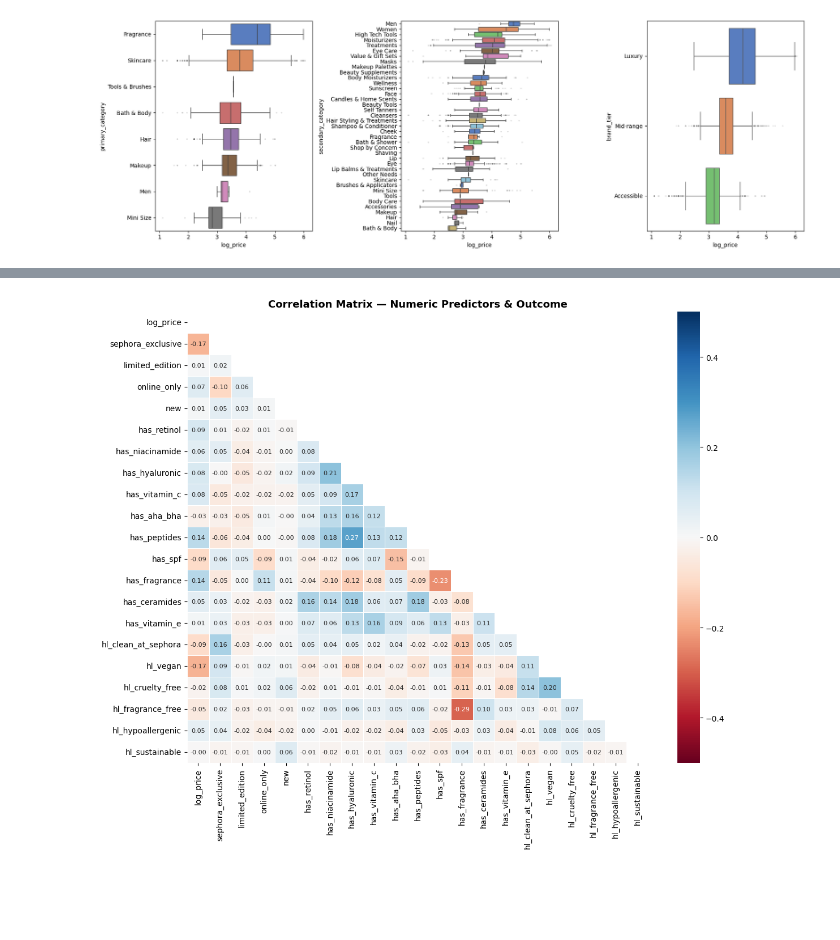
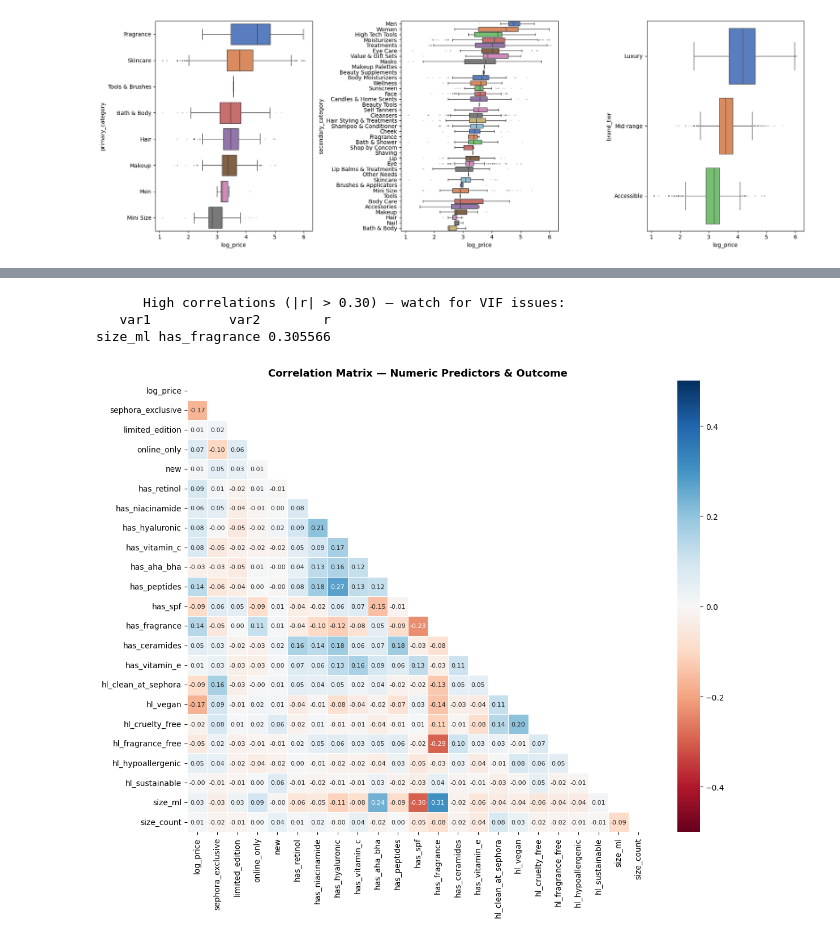
Before and after one commit to DonjhaiH/230A_final_project, a Jupyter notebook: code/clean.ipynb, the cells around one changed output, grey strips where cells are left out. Drawn from its saved outputs; the diff is of its cells as text; code cells hidden in the pictures; blank space fills up the shorter version.

```diff
--- a/code/clean.ipynb
+++ b/code/clean.ipynb
@@ -382,6 +510,13 @@ for col_name, tag in HIGHLIGHT_FLAGS.items():
     new_products[f"hl_{col_name}"] = new_products["highlights"].apply(
         lambda tags: int(tag in tags)
     )
+# %%
+new_products["size_ml"]    = test_products["size"].apply(extract_ml)
+new_products["size_count"] = test_products["size"].apply(extract_count)
+
+# Log-transform (log1p so zeros → 0 cleanly)
+# new_products["log_size_ml"]    = np.log1p(test_products["size_ml"])
+# new_products["log_size_count"] = np.log1p(test_products["size_count"])
 # %% [markdown]
 # EDA
 # %%
@@ -516,33 +637,36 @@ Passing `palette` without assigning `hue` is deprecated and will be removed in v
 # Correlation Heatmap
 numeric_cols = (
     ["log_price"]
-    + bin_cols
+    + bin_cols + ["size_ml", "size_count"]
 )
 numeric_cols = [c for c in numeric_cols if c in new_products.columns]
 corr = new_products[numeric_cols].corr()
 
 fig, ax = plt.subplots(figsize=(12, 10))
 mask = np.triu(np.ones_like(corr, dtype=bool))
 sns.heatmap(
     corr, mask=mask, annot=True, fmt=".2f", cmap="RdBu",
     center=0, vmin=-0.5, vmax=0.5, ax=ax,
     linewidths=0.5, annot_kws={"size": 8}
 )
 ax.set_title("Correlation Matrix — Numeric Predictors & Outcome", fontsize=13, fontweight="bold")
 plt.tight_layout()
 
 # Print high correlations (|r| > 0.3) — potential multicollinearity
 high_corr = (corr.abs()
                 .where(mask == False)
                 .stack()
                 .reset_index()
                 .rename(columns={0: "r", "level_0": "var1", "level_1": "var2"}))
 high_corr = high_corr[
     (high_corr["var1"] != high_corr["var2"]) &
     (high_corr["r"] > 0.30)
 ].sort_values("r", ascending=False)
 if len(high_corr) > 0:
     print(f"\n      High correlations (|r| > 0.30) — watch for VIF issues:")
     print(high_corr.to_string(index=False))
 # %% [output]
+      High correlations (|r| > 0.30) — watch for VIF issues:
+   var1          var2        r
+size_ml has_fragrance 0.305566
-[figure, old version]
+[figure, new version]
```
Also changed, not shown: parts of 6 cells of this notebook, 1 other file.
